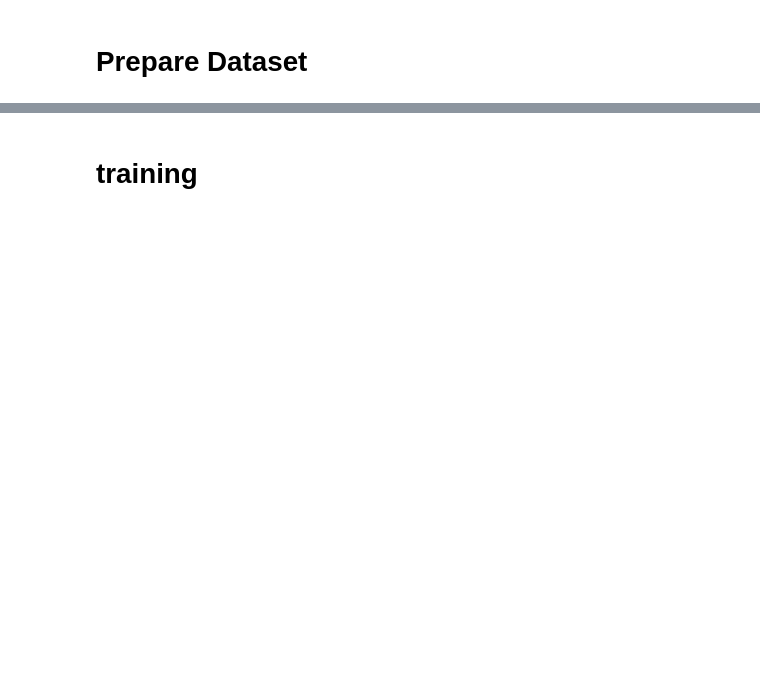
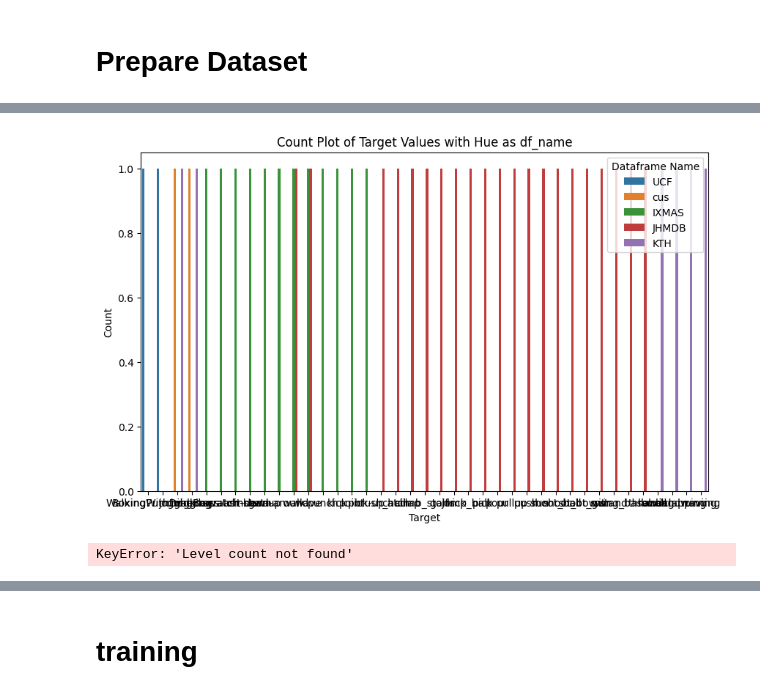
Before and after one commit to TheAnirudhan/Jagriti-via-Mudra, a Jupyter notebook: train_rgb-lstm.ipynb, the cells around one changed output, grey strips where cells are left out. Drawn from its saved outputs; the diff is of its cells as text; code cells hidden in the pictures; blank space fills up the shorter version.

```diff
--- a/train_rgb-lstm.ipynb
+++ b/train_rgb-lstm.ipynb
@@ -152,0 +194,8 @@ df['keypoints'] = df['keypoints'].apply(lambda x: np.asarray(eval(x)) if type(x)
+# %%
+df_KTH = pd.read_csv('keypoint_dataset/KTH/keypoints_df_20240208_200954.csv')
+
+df_KTH.columns = ['keypoints', 'target']
+df_KTH['keypoints'] = df_KTH['keypoints'].apply(lambda x: np.asarray(eval(x)) if type(x)==str else np.zeros((10, 34)))
+df_KTH['df_name'] = ['KTH']*len(df_KTH)
+df_KTH['target'].unique()
+np.asarray(df_KTH['keypoints'].tolist()).shape
@@ -152,0 +204,8 @@ df['keypoints'] = df['keypoints'].apply(lambda x: np.asarray(eval(x)) if type(x)
+# %%
+df_IXMAS = pd.read_csv('keypoint_dataset/IXMAS/keypoints_df_20240208_120910.csv')
+
+df_IXMAS.columns = ['keypoints', 'target']
+df_IXMAS['keypoints'] = df_IXMAS['keypoints'].apply(lambda x: np.asarray(eval(x)) if type(x)==str else np.zeros((10, 34)))
+df_IXMAS['df_name'] = ['IXMAS']*len(df_IXMAS)
+df_IXMAS['target'].unique()
+np.asarray(df_IXMAS['keypoints'].tolist()).shape
@@ -152,0 +214,8 @@ df['keypoints'] = df['keypoints'].apply(lambda x: np.asarray(eval(x)) if type(x)
+# %%
+df_cus = pd.read_csv('keypoint_dataset/custom_dataset/keypoints_df_walk-jog_20240208_160707.csv')
+
+df_cus.columns = ['keypoints', 'target']
+df_cus['keypoints'] = df_cus['keypoints'].apply(lambda x: np.asarray(eval(x)) if type(x)==str else np.zeros((10, 34)))
+df_cus['df_name'] = ['cus']*len(df_cus)
+df_cus['target'].unique()
+np.asarray(df_cus['keypoints'].tolist()).shape
@@ -152,0 +224,5 @@ df['keypoints'] = df['keypoints'].apply(lambda x: np.asarray(eval(x)) if type(x)
+# %%
+df = pd.DataFrame()
+for x in [df_UCF, df_cus, df_IXMAS, df_JHMDB, df_KTH]:
+    df = pd.concat([df, x])
+df.shape
@@ -152,0 +247,25 @@ df['keypoints'] = df['keypoints'].apply(lambda x: np.asarray(eval(x)) if type(x)
+# %%
+# df = df[['target','df_name']].drop_duplicates()
+# df = df.reset_index()
+plt.figure(figsize=(10, 6))
+sns.countplot(data=df, x='target', hue='df_name',)
+plt.title('Count Plot of Target Values with Hue as df_name')
+plt.xlabel('Target')
+plt.ylabel('Count')
+plt.legend(title='Dataframe Name')
+plt.show()
+# %% [output]
+[figure, added]
+# %%
+grouped_data = df.groupby(['target','df_name']).size().reset_index('count').pivot(columns='df_name', index='count')
+
+# Create count plot
+plt.figure(figsize=(10, 6))
+grouped_data.plot(kind='bar', stacked=True)
+plt.title('Count Plot of Target Values Grouped by df_name')
+plt.xlabel('Target')
+plt.ylabel('Count')
+plt.legend(title='Dataframe Name')
+plt.show()
+# %% [output]
+KeyError: 'Level count not found'
```
Also changed, not shown: parts of 37 cells of this notebook, 10 other files.
